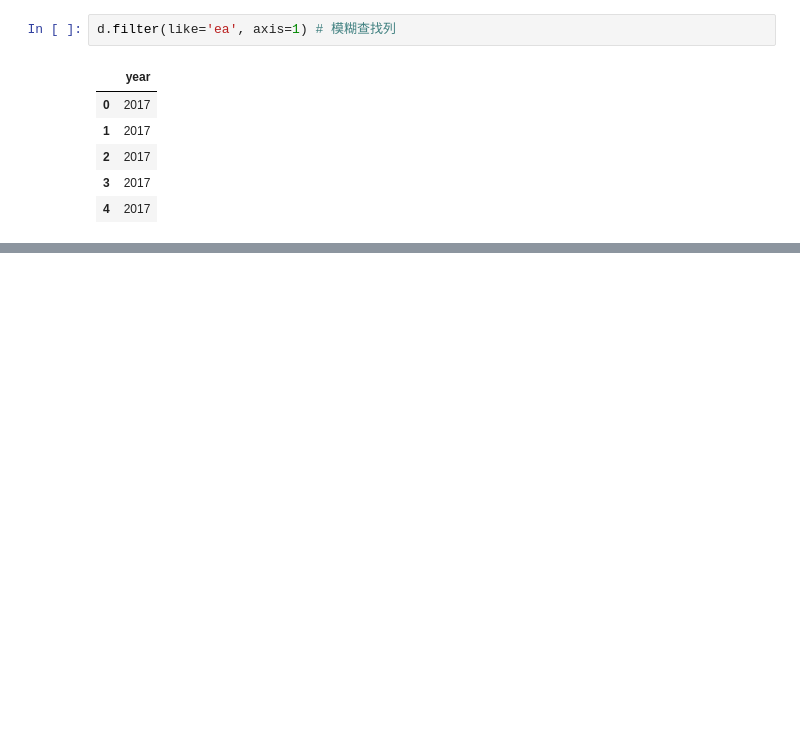
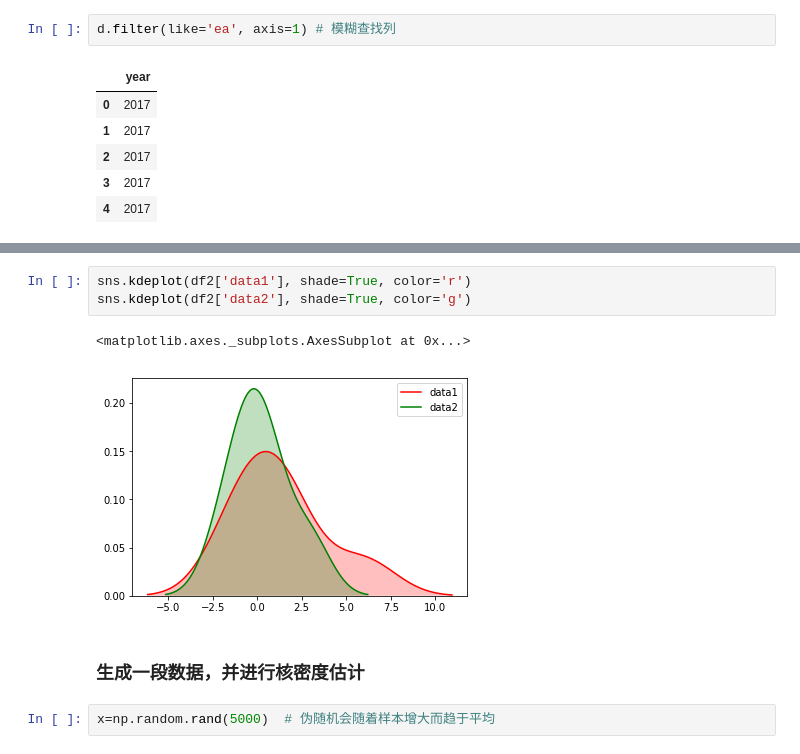
Before and after one commit to zingp/kaggle, a Jupyter notebook: forecast_losa_house_prices/pandas_study.ipynb, the cells around one changed output, grey strips where cells are left out. Cells and saved outputs as stored; diff of their text form; blank space fills up the shorter version.

```diff
--- a/forecast_losa_house_prices/pandas_study.ipynb
+++ b/forecast_losa_house_prices/pandas_study.ipynb
@@ -153,0 +499,10 @@ d.filter(like='ea', axis=1) # 模糊查找列
+# %%
+sns.kdeplot(df2['data1'], shade=True, color='r')
+sns.kdeplot(df2['data2'], shade=True, color='g')
+# %% [output]
+<matplotlib.axes._subplots.AxesSubplot at 0x...>
+[figure, added]
+# %% [markdown]
+### 生成一段数据，并进行核密度估计
+# %%
+x=np.random.rand(5000)  # 伪随机会随着样本增大而趋于平均
```
Also changed, not shown: parts of 62 cells of this notebook.
